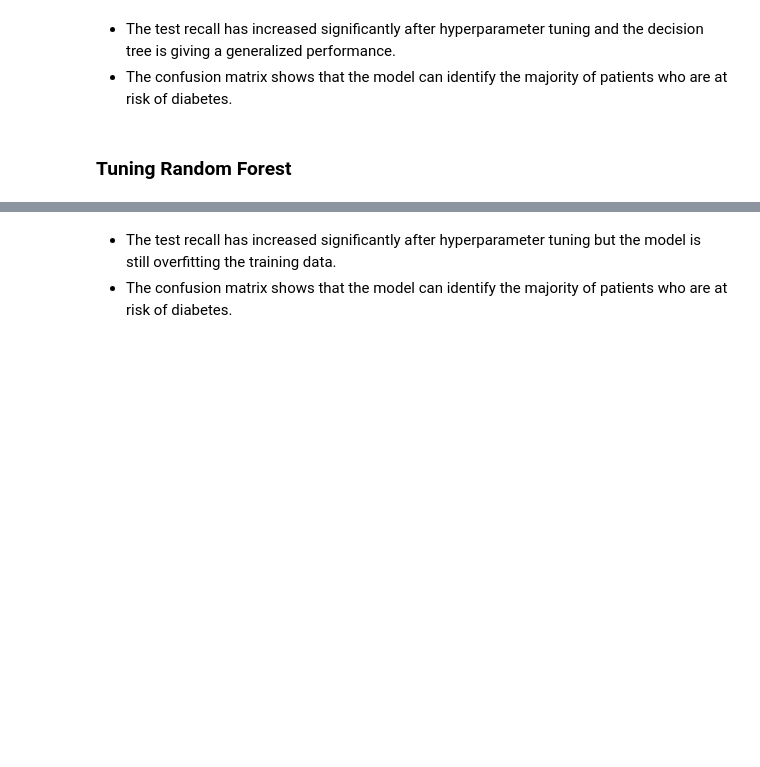
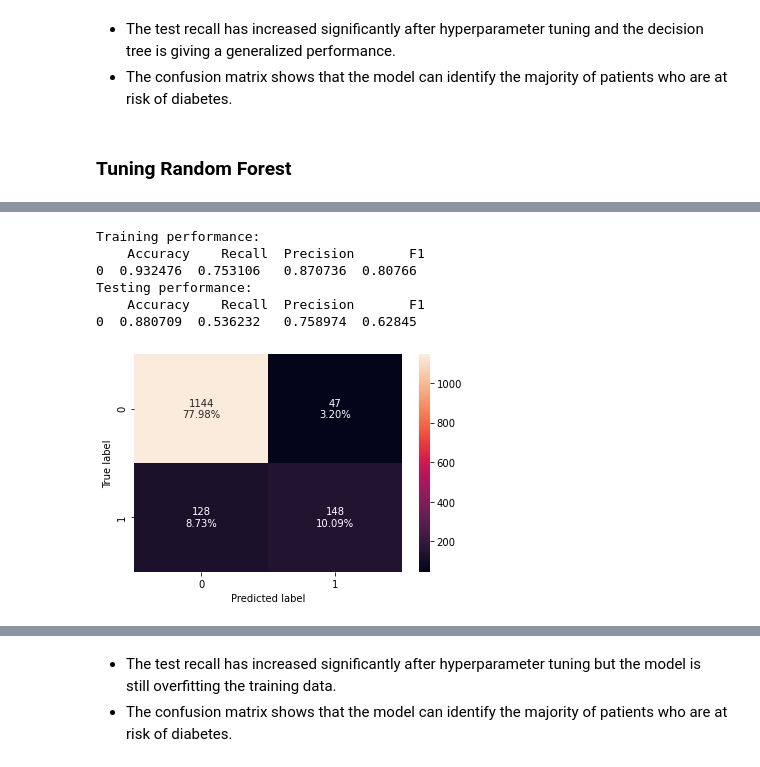
Before and after one commit to rkrishnan76/aiml, a Jupyter notebook: projecttourism.ipynb, the cells around one changed output, grey strips where cells are left out. Saved outputs shown, nothing was run; the diff lists cells and outputs as text; code cells hidden in the pictures; blank space fills up the shorter version.

```diff
--- a/projecttourism.ipynb
+++ b/projecttourism.ipynb
@@ -1057,14 +1081,25 @@ Testing performance:
 [interactive output not drawn]
 # %%
-# #Calculating different metrics
-# rf_tuned_model_train_perf=model_performance_classification_sklearn(rf_tuned,X_train,y_train)
-# print("Training performance:\n",rf_tuned_model_train_perf)
-# rf_tuned_model_test_perf=model_performance_classification_sklearn(rf_tuned,X_test,y_test)
-# print("Testing performance:\n",rf_tuned_model_test_perf)
+# Calculating different metrics
+rf_tuned_model_train_perf = model_performance_classification_sklearn(
+    rf_tuned, X_train, y_train
+)
+print("Training performance:\n", rf_tuned_model_train_perf)
+rf_tuned_model_test_perf = model_performance_classification_sklearn(
+    rf_tuned, X_test, y_test
+)
+print("Testing performance:\n", rf_tuned_model_test_perf)
 
-# #Creating confusion matrix
-# confusion_matrix_sklearn(rf_tuned, X_test, y_test)
+# Creating confusion matrix
+confusion_matrix_sklearn(rf_tuned, X_test, y_test)
 # %% [output]
+Training performance:
+    Accuracy    Recall  Precision       F1
+0  0.932476  0.753106   0.870736  0.80766
+Testing performance:
+    Accuracy    Recall  Precision       F1
+0  0.880709  0.536232   0.758974  0.62845
+[figure, added]
 [interactive output not drawn]
 # %% [markdown]
 * The test recall has increased significantly after hyperparameter tuning but the  model is still overfitting the training data.
```
Also changed, not shown: parts of 28 cells of this notebook.
